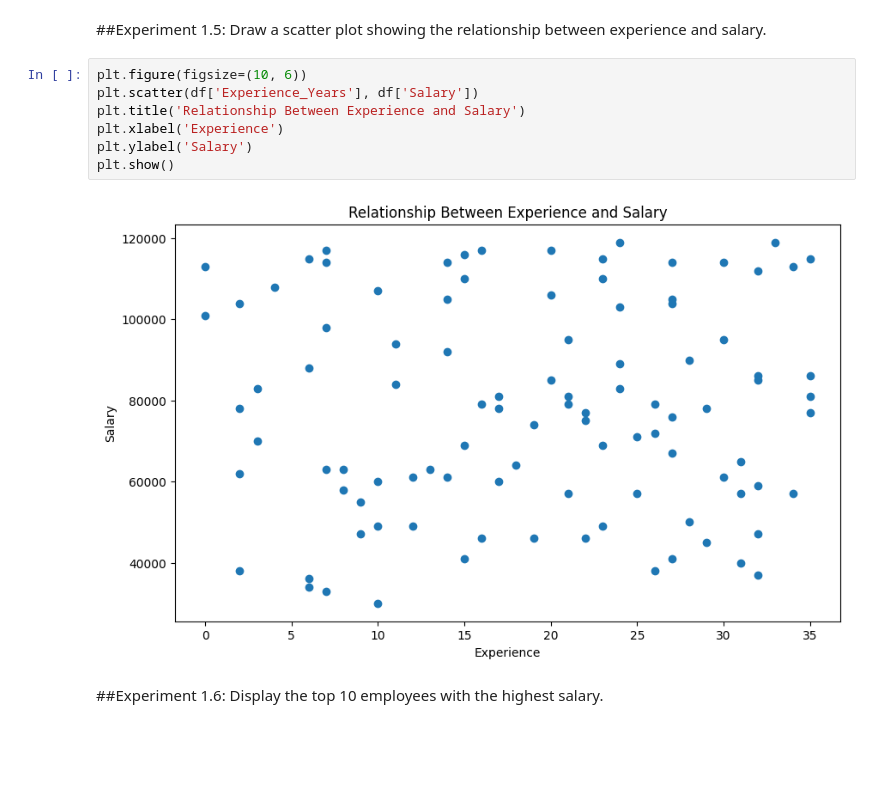
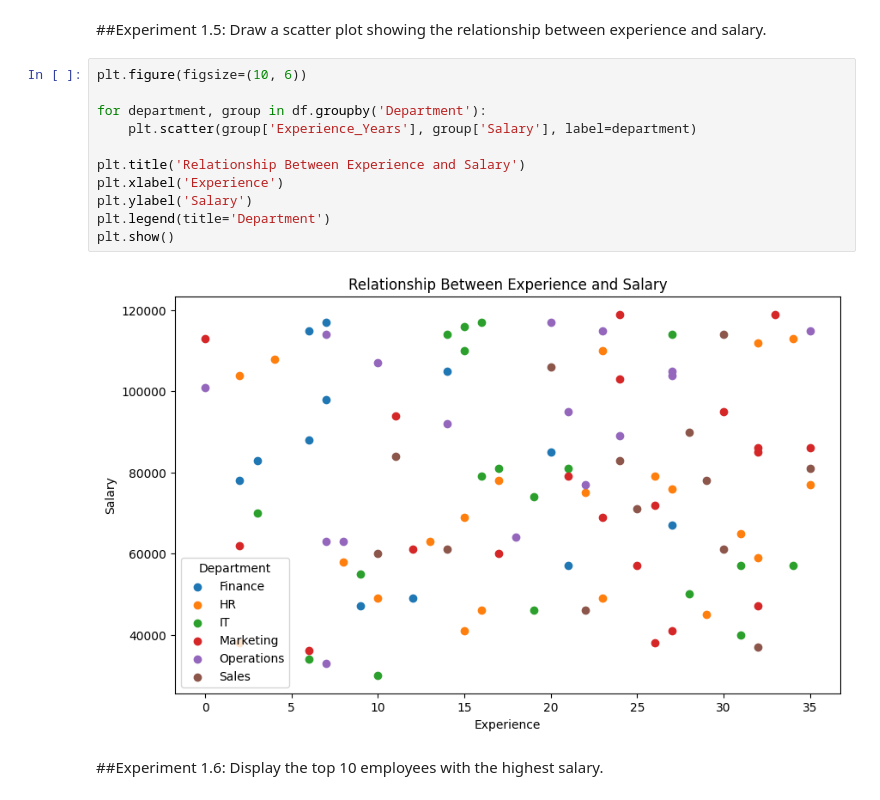
Before and after one commit to Aasthik17/CL-Natural-Language-Processing, a Jupyter notebook: Experiment-1/experiment_1.ipynb, the cells around one changed output. Cells and saved outputs as stored; diff of their text form; blank space fills up the shorter version.

```diff
--- a/Experiment-1/experiment_1.ipynb
+++ b/Experiment-1/experiment_1.ipynb
@@ -62,13 +61,17 @@ plt.show()
 ##Experiment 1.5: Draw a scatter plot showing the relationship between experience and salary.
 # %%
 plt.figure(figsize=(10, 6))
-plt.scatter(df['Experience_Years'], df['Salary'])
+
+for department, group in df.groupby('Department'):
+    plt.scatter(group['Experience_Years'], group['Salary'], label=department)
+
 plt.title('Relationship Between Experience and Salary')
 plt.xlabel('Experience')
 plt.ylabel('Salary')
+plt.legend(title='Department')
 plt.show()
 # %% [output]
-[figure, old version]
+[figure, new version]
 # %% [markdown]
 ##Experiment 1.6: Display the top 10 employees with the highest salary.
 # %%
```
Also changed, not shown: parts of 1 cell of this notebook, 1 other file.
